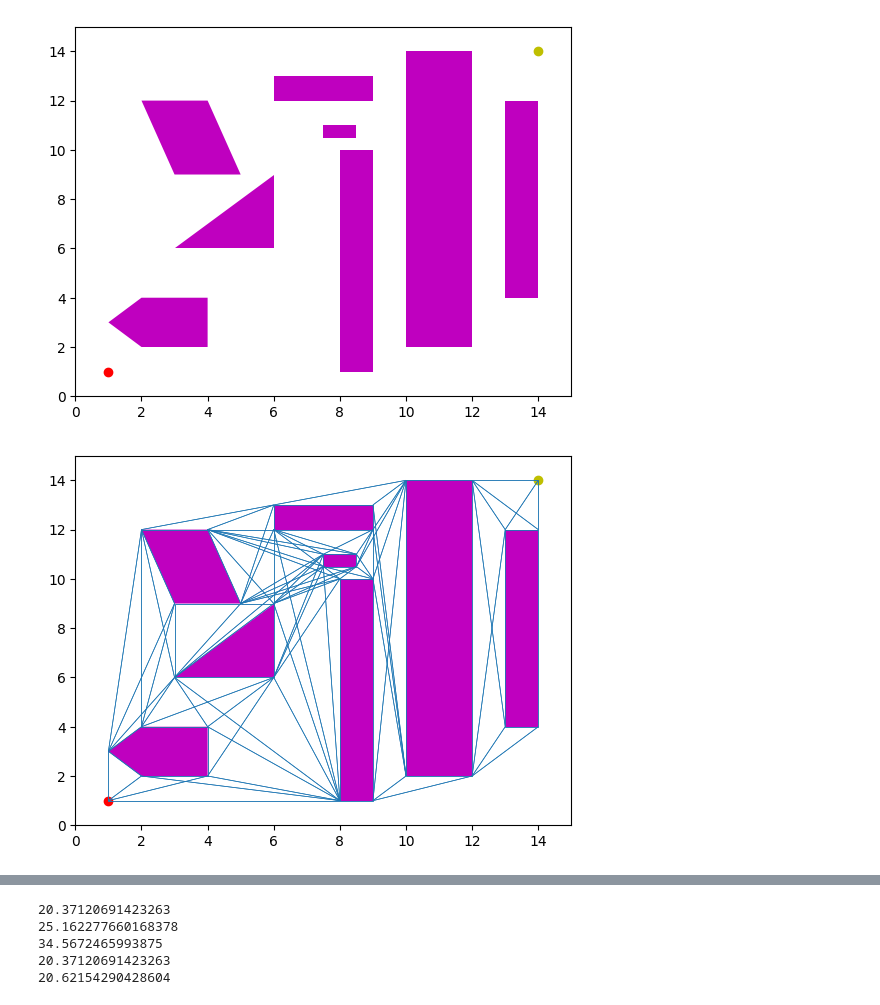
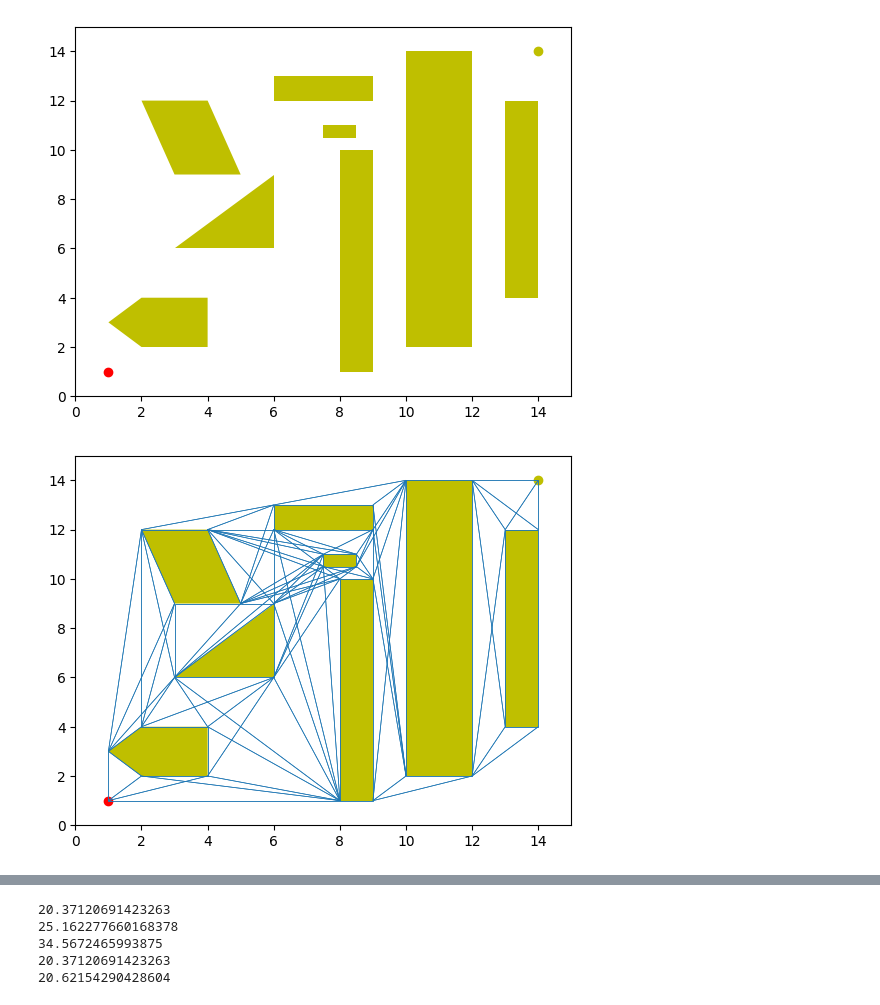
Before and after one commit to hmp-anthony/aima-python, a Jupyter notebook: polygon_obstacle_path_finder.ipynb, the cells around one changed output, grey strips where cells are left out. Drawn from its saved outputs; the diff is of its cells as text; code cells hidden in the pictures.

```diff
--- a/polygon_obstacle_path_finder.ipynb
+++ b/polygon_obstacle_path_finder.ipynb
@@ -15,35 +15,35 @@ polygons = [[(1,1)],
             [(10,2), (12,2), (12,14), (10,14)],
             [(13,4), (14,4), (14,12), (13,12)],
             [(8,1), (9,1), (9,10), (8,10)],
             [(6,12), (9,12), (9,13), (6,13)],
             [(3,9), (5,9), (4,12), (2,12)],
             [(7.5,10.5), (8.5,10.5), (8.5,11), (7.5,11)],
             [(14,14)]]
 
 start = polygons[0][0]
 end = polygons[-1][0]
 
 polygon_plot = []
 
 for p in polygons:
-    polygon_plot.append(Polygon(p, facecolor = 'm'))
+    polygon_plot.append(Polygon(p, facecolor = 'y'))
 
 
 fig,ax = plt.subplots()
 
 # begin
 ax.plot(start[0], start[1],'-ro')
 # end
 ax.plot(end[0], end[1],'-yo')
 
 for p in polygon_plot:
     ax.add_patch(p)
 
 ax.set_xlim([0,15])
 ax.set_ylim([0,15])
 plt.show()
 # %% [output]
-[figure, old version]
+[figure, new version]
 # %%
 def line_intersection(a, b, c, d):
     denom = ((a[0] - b[0]) * (c[1] - d[1]) - (a[1] - b[1]) * (c[0] - d[0]))
@@ -124,7 +124,7 @@ from matplotlib import collections  as mc
 polygon_plot = []
 
 for p in polygons:
-    polygon_plot.append(Polygon(p, facecolor = 'm'))
+    polygon_plot.append(Polygon(p, facecolor = 'y'))
 
 
 fig,ax = plt.subplots()
@@ -145,7 +145,7 @@ ax.set_ylim([0,15])
 
 plt.show()
 # %% [output]
-[figure, old version]
+[figure, new version]
 # %%
 path_finder_map = dict()
 locations = dict()
```
Also changed, not shown: parts of 9 cells of this notebook, 6 other files.
